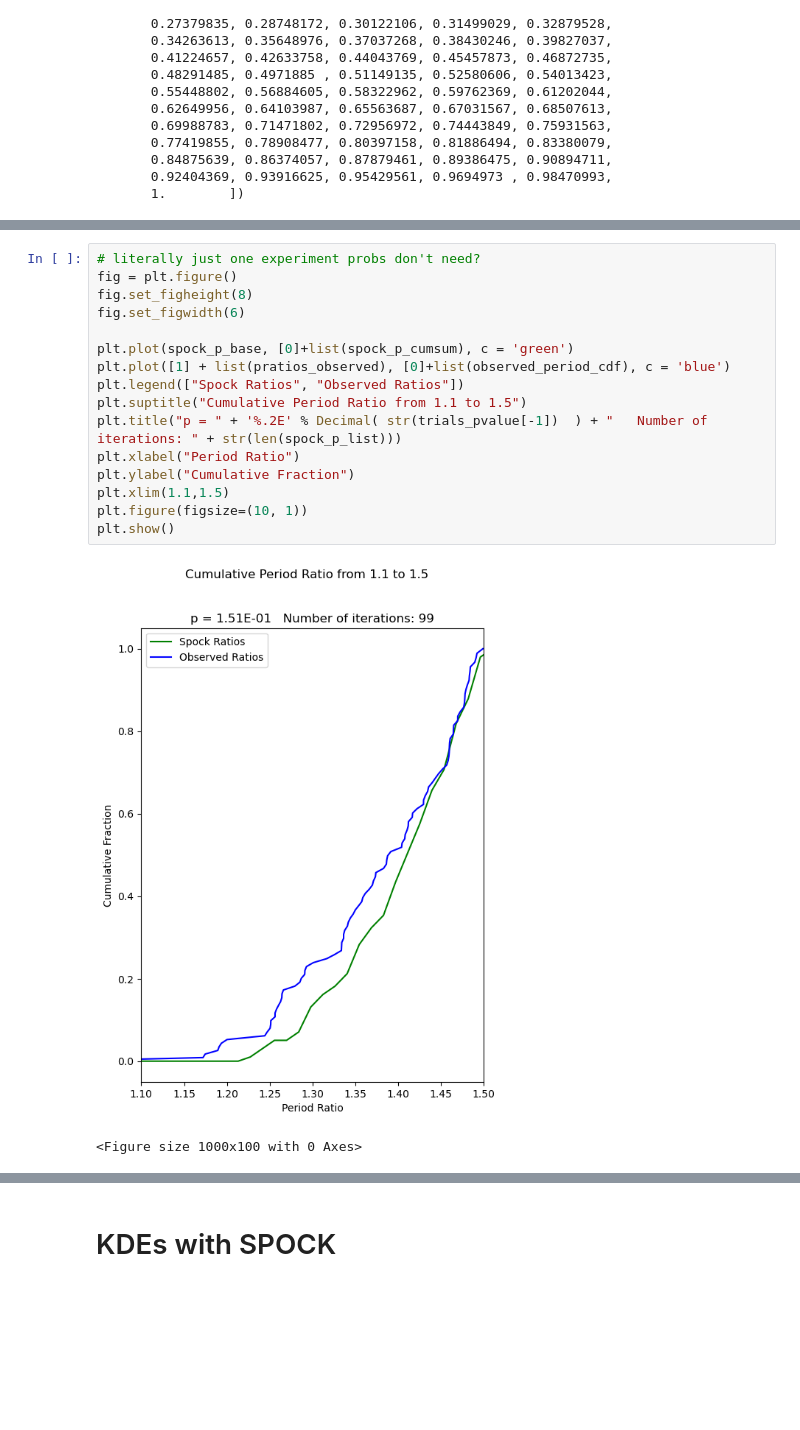
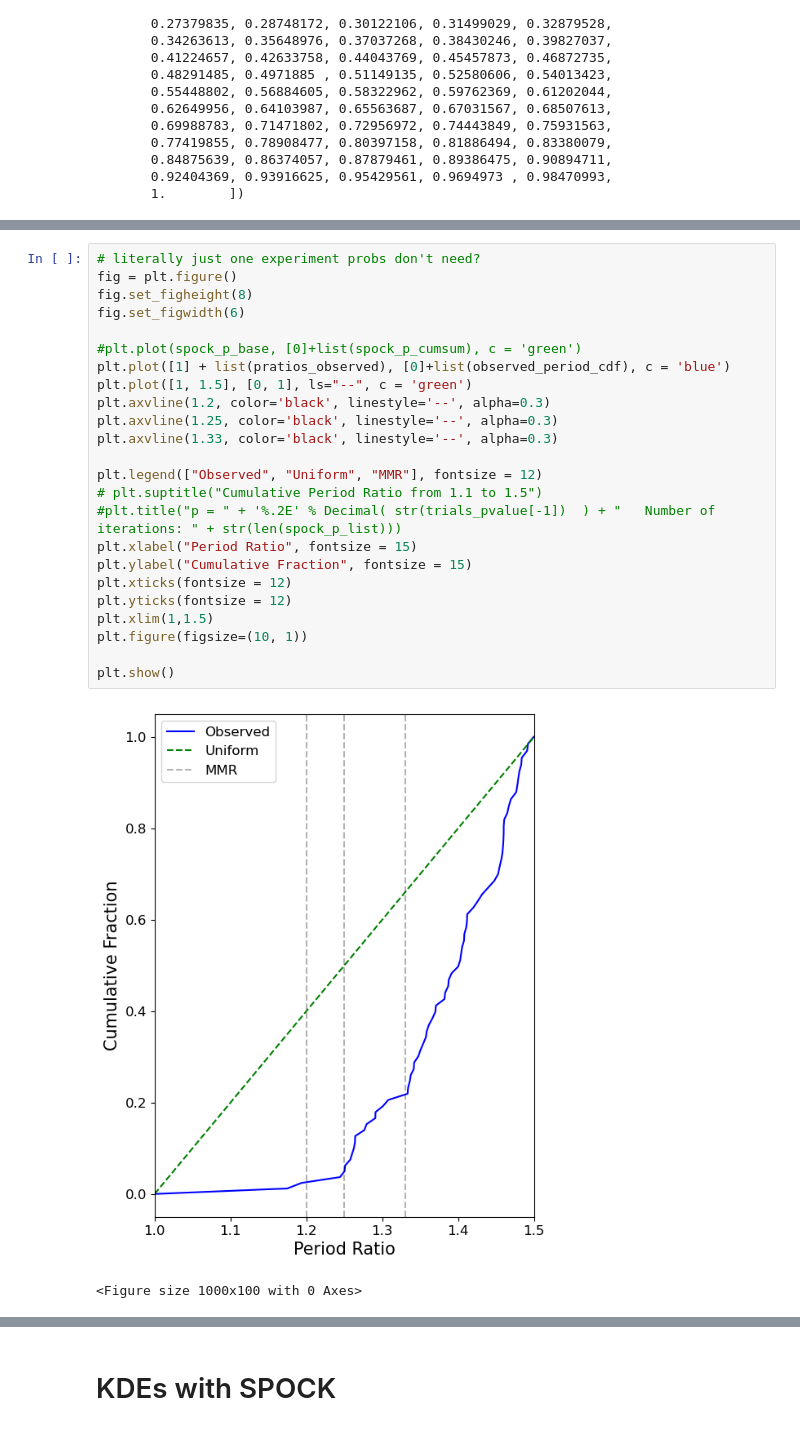
Before and after one commit to Waldoroni/InnerEdgeStuff, a Jupyter notebook: June_2023_Most_Important_Files+TODO/inneredge-graphs.ipynb, the cells around one changed output, grey strips where cells are left out. Saved outputs shown, nothing was run; the diff lists cells and outputs as text; blank space fills up the shorter version.

```diff
--- a/June_2023_Most_Important_Files+TODO/inneredge-graphs.ipynb
+++ b/June_2023_Most_Important_Files+TODO/inneredge-graphs.ipynb
@@ -223,19 +267,27 @@ fig.savefig('inneredge.pdf', bbox_inches='tight')
 # %%
 # literally just one experiment probs don't need?
 fig = plt.figure()
 fig.set_figheight(8)
 fig.set_figwidth(6)
 
-plt.plot(spock_p_base, [0]+list(spock_p_cumsum), c = 'green')
+#plt.plot(spock_p_base, [0]+list(spock_p_cumsum), c = 'green')
 plt.plot([1] + list(pratios_observed), [0]+list(observed_period_cdf), c = 'blue')
-plt.legend(["Spock Ratios", "Observed Ratios"])
-plt.suptitle("Cumulative Period Ratio from 1.1 to 1.5")
-plt.title("p = " + '%.2E' % Decimal( str(trials_pvalue[-1])  ) + "   Number of iterations: " + str(len(spock_p_list)))
-plt.xlabel("Period Ratio")
-plt.ylabel("Cumulative Fraction")
-plt.xlim(1.1,1.5)
+plt.plot([1, 1.5], [0, 1], ls="--", c = 'green')
+plt.axvline(1.2, color='black', linestyle='--', alpha=0.3)
+plt.axvline(1.25, color='black', linestyle='--', alpha=0.3)
+plt.axvline(1.33, color='black', linestyle='--', alpha=0.3)
+
+plt.legend(["Observed", "Uniform", "MMR"], fontsize = 12)
+# plt.suptitle("Cumulative Period Ratio from 1.1 to 1.5")
+#plt.title("p = " + '%.2E' % Decimal( str(trials_pvalue[-1])  ) + "   Number of iterations: " + str(len(spock_p_list)))
+plt.xlabel("Period Ratio", fontsize = 15)
+plt.ylabel("Cumulative Fraction", fontsize = 15)
+plt.xticks(fontsize = 12)
+plt.yticks(fontsize = 12)
+plt.xlim(1,1.5)
 plt.figure(figsize=(10, 1))
+
 plt.show()
 # %% [output]
-[figure, old version]
+[figure, new version]
 <Figure size 1000x100 with 0 Axes>
```
Also changed, not shown: parts of 13 cells of this notebook.
